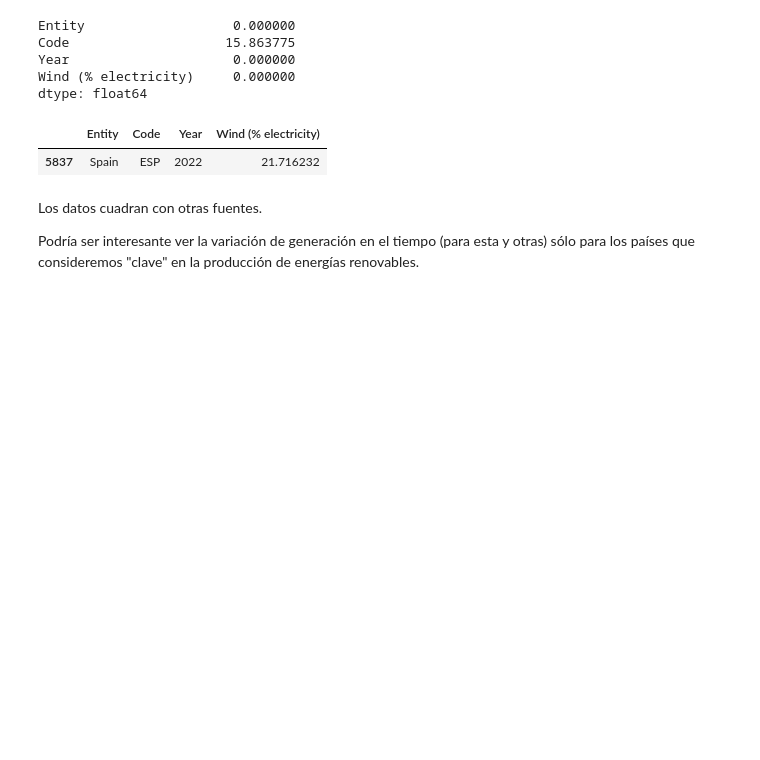
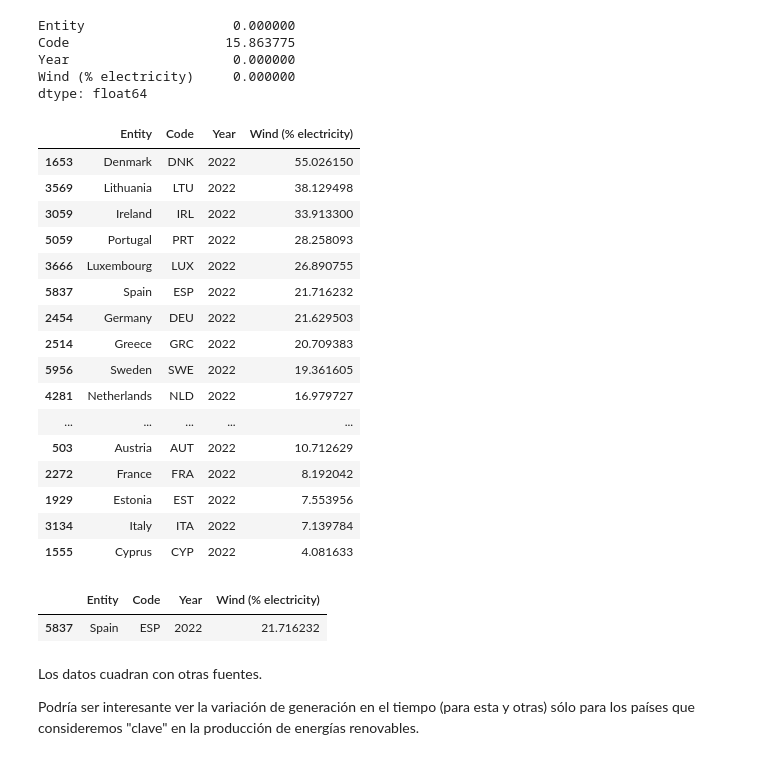
Before and after one commit to sansisimon/renewable-energy-project, a Jupyter notebook: EDA_01.ipynb, the cells around one changed output. Cells and saved outputs as stored; diff of their text form; code cells hidden in the pictures; blank space fills up the shorter version.

```diff
--- a/EDA_01.ipynb
+++ b/EDA_01.ipynb
@@ -689,6 +689,26 @@ Code                    15.863775
 Year                     0.000000
 Wind (% electricity)     0.000000
 dtype: float64
+# %%
+df_elec_wind[(df_elec_wind["Code"].notna()) & (df_elec_wind["Entity"] != "World") & (df_elec_wind["Year"] == 2022)].sort_values('Wind (% electricity)', ascending=False).head(20)
+# %% [output]
+|  | Entity | Code | Year | Wind (% electricity) |
+| 1653 | Denmark | DNK | 2022 | 55.026150 |
+| 3569 | Lithuania | LTU | 2022 | 38.129498 |
+| 3059 | Ireland | IRL | 2022 | 33.913300 |
+| 5059 | Portugal | PRT | 2022 | 28.258093 |
+| 3666 | Luxembourg | LUX | 2022 | 26.890755 |
+| 5837 | Spain | ESP | 2022 | 21.716232 |
+| 2454 | Germany | DEU | 2022 | 21.629503 |
+| 2514 | Greece | GRC | 2022 | 20.709383 |
+| 5956 | Sweden | SWE | 2022 | 19.361605 |
+| 4281 | Netherlands | NLD | 2022 | 16.979727 |
+| ... | ... | ... | ... | ... |
+| 503 | Austria | AUT | 2022 | 10.712629 |
+| 2272 | France | FRA | 2022 | 8.192042 |
+| 1929 | Estonia | EST | 2022 | 7.553956 |
+| 3134 | Italy | ITA | 2022 | 7.139784 |
+| 1555 | Cyprus | CYP | 2022 | 4.081633 |
 # %%
 df_elec_wind.to_csv('data/usable/territorial_wind_electricity.csv')
 # %%
```
Also changed, not shown: parts of 15 cells of this notebook, 3 other files.
